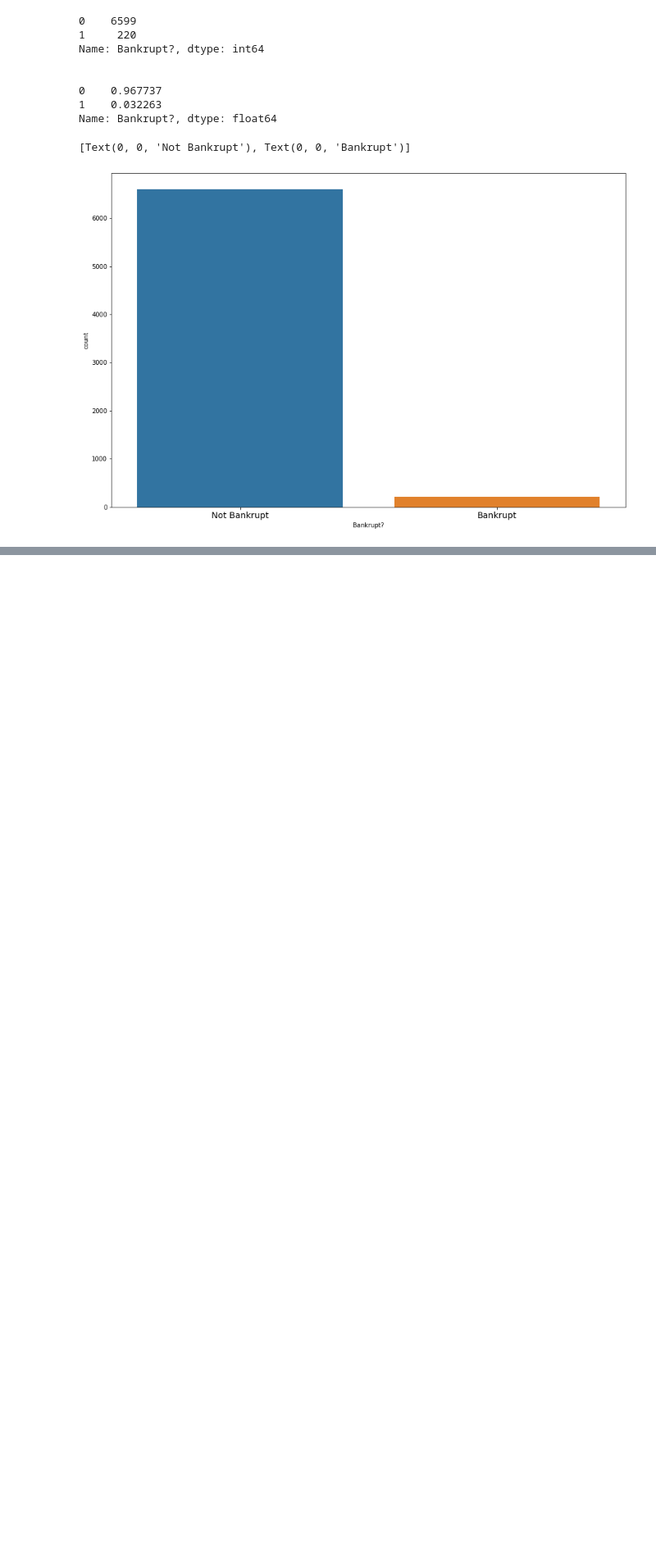
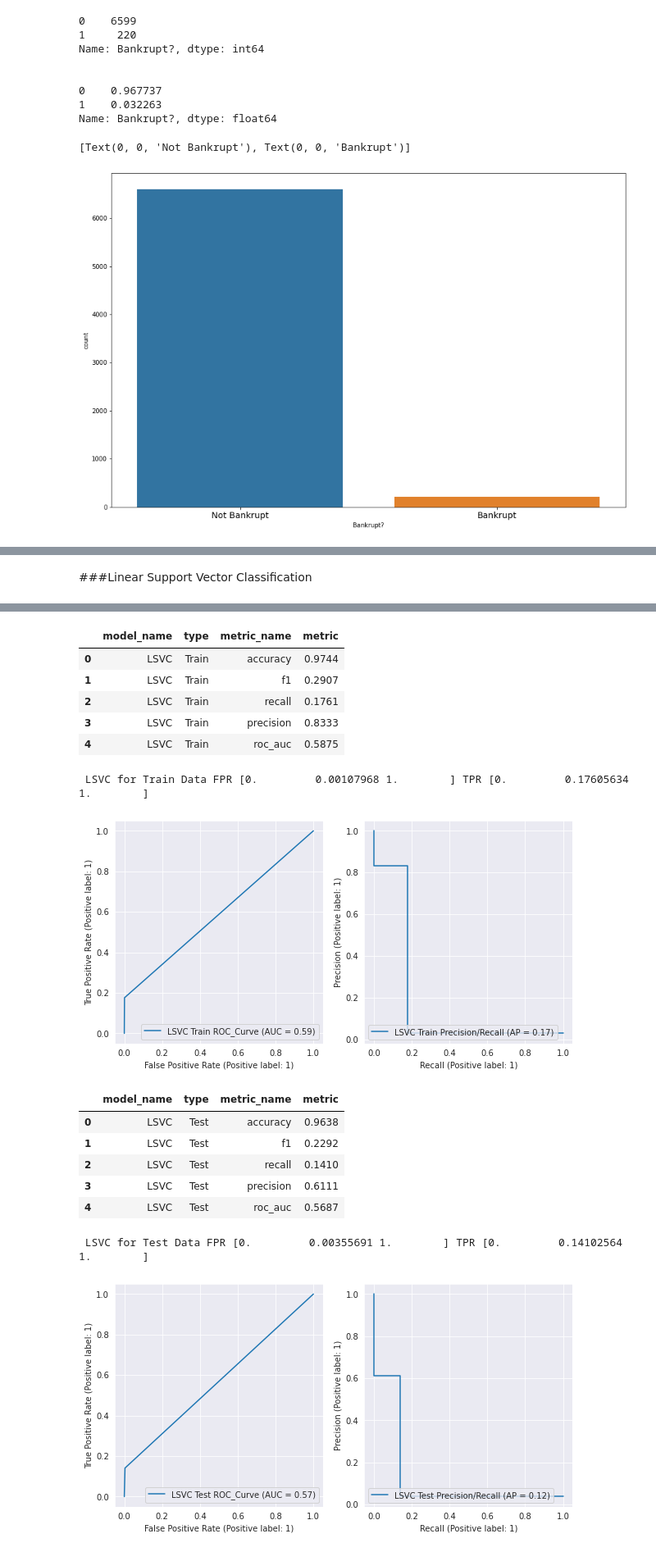
Before and after one commit to spros1/TaiwaneseBankruptcyPrediction, a Jupyter notebook: TaiwaneseBankruptcyPrediction.ipynb, the cells around one changed output, grey strips where cells are left out. Shown at 82% size. Drawn from its saved outputs; the diff is of its cells as text; code cells hidden in the pictures; blank space fills up the shorter version.

```diff
--- a/TaiwaneseBankruptcyPrediction.ipynb
+++ b/TaiwaneseBankruptcyPrediction.ipynb
@@ -132,0 +310,19 @@ To conclude :
+# %% [markdown]
+###Linear Support Vector Classification
+# %%
+# Linear Support Vector Classification run
+LSVC_model, LSVC_runtime = run_model(LinearSVC(max_iter=140000), 'LinearSVC')
+train_pred_LSVC = prediction(LSVC_model, X_train)
+test_pred_LSVC = prediction(LSVC_model, X_test)
+
+# Linear Support Vector Classification Evaluation
+print("\n")
+LSVC_train = evaluating_model(y_train, train_pred_LSVC,'LSVC', 'Train')
+print("\n")
+eval_classification(train_pred_LSVC, y_train, X_train, 'LSVC', 'Train')
+
+print("\n")
+LSVC_test = evaluating_model(y_test, test_pred_LSVC, 'LSVC', 'Test')
+print("\n")
+eval_classification(test_pred_LSVC, y_test, X_test, 'LSVC', 'Test')
+# %% [output]
@@ -132,0 +330,16 @@ To conclude :
+|  | model_name | type | metric_name | metric |
+| 0 | LSVC | Train | accuracy | 0.9744 |
+| 1 | LSVC | Train | f1 | 0.2907 |
+| 2 | LSVC | Train | recall | 0.1761 |
+| 3 | LSVC | Train | precision | 0.8333 |
+| 4 | LSVC | Train | roc_auc | 0.5875 |
+ LSVC for Train Data FPR [0.         0.00107968 1.        ] TPR [0.         0.17605634 1.        ]
+[figure, added]
+|  | model_name | type | metric_name | metric |
+| 0 | LSVC | Test | accuracy | 0.9638 |
+| 1 | LSVC | Test | f1 | 0.2292 |
+| 2 | LSVC | Test | recall | 0.1410 |
+| 3 | LSVC | Test | precision | 0.6111 |
+| 4 | LSVC | Test | roc_auc | 0.5687 |
+ LSVC for Test Data FPR [0.         0.00355691 1.        ] TPR [0.         0.14102564 1.        ]
+[figure, added]
```
Also changed, not shown: parts of 33 cells of this notebook.
